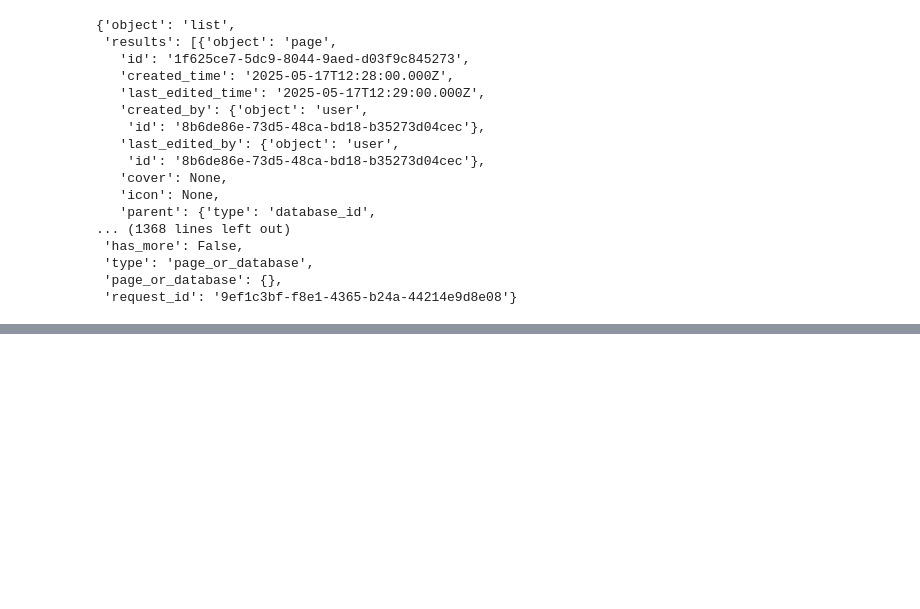
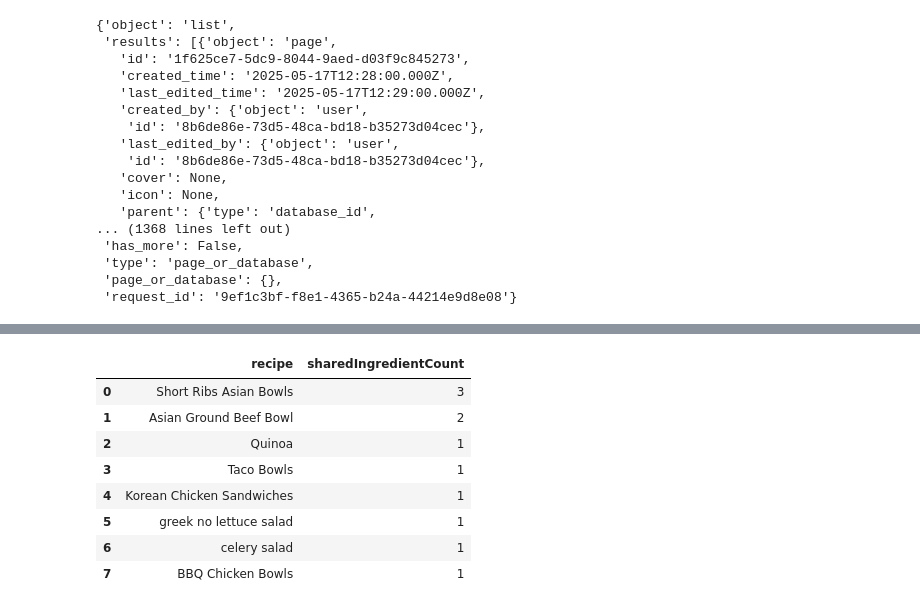
Before and after one commit to allykrinsky/graph-grocery-list, a Jupyter notebook: grocery_notion_test.ipynb, the cells around one changed output, grey strips where cells are left out. Saved outputs shown, nothing was run; the diff lists cells and outputs as text; code cells hidden in the pictures; blank space fills up the shorter version.

```diff
--- a/grocery_notion_test.ipynb
+++ b/grocery_notion_test.ipynb
@@ -248,0 +296,14 @@ recipe_response['results']
+# %%
+from graph import get_similar_recipes
+
+get_similar_recipes(conn, ['Salmon Bowl'])
+# %% [output]
+|  | recipe | sharedIngredientCount |
+| 0 | Short Ribs Asian Bowls | 3 |
+| 1 | Asian Ground Beef Bowl | 2 |
+| 2 | Quinoa | 1 |
+| 3 | Taco Bowls | 1 |
+| 4 | Korean Chicken Sandwiches | 1 |
+| 5 | greek no lettuce salad | 1 |
+| 6 | celery salad | 1 |
+| 7 | BBQ Chicken Bowls | 1 |
```
Also changed, not shown: parts of 4 cells of this notebook, 6 other files.
